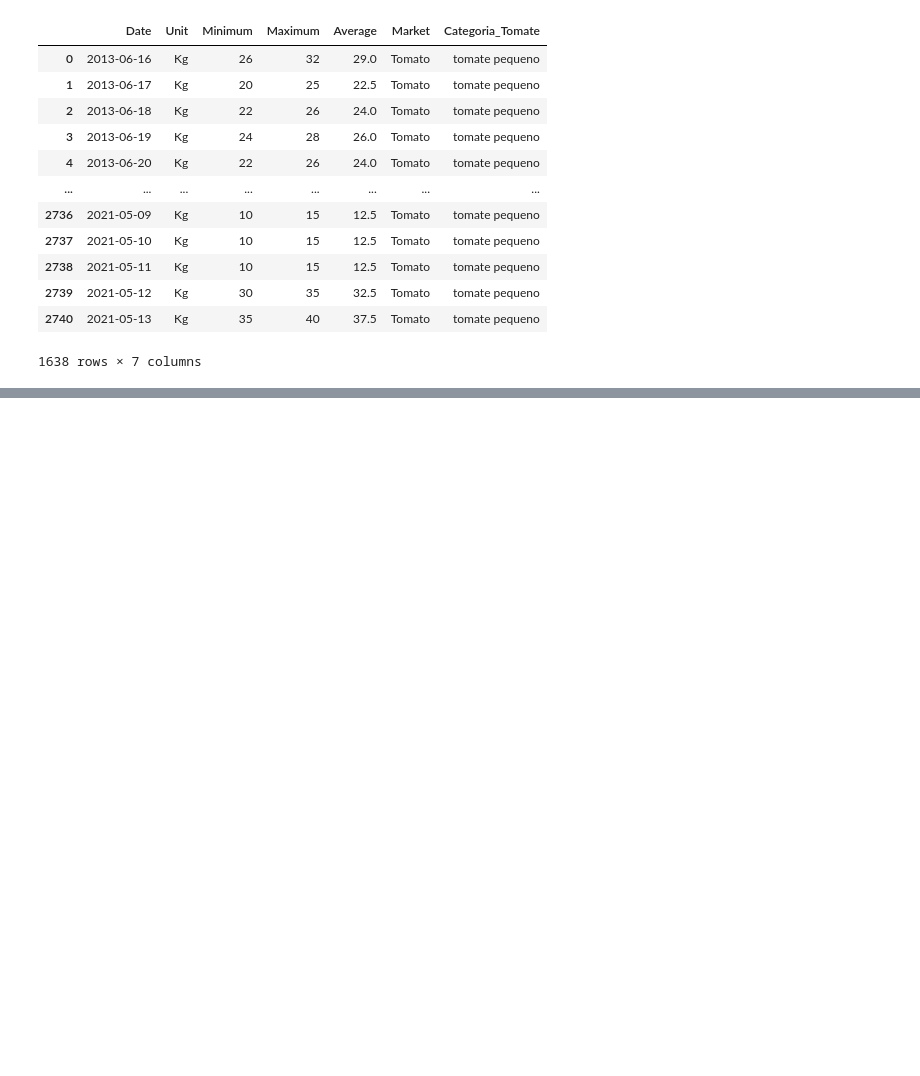
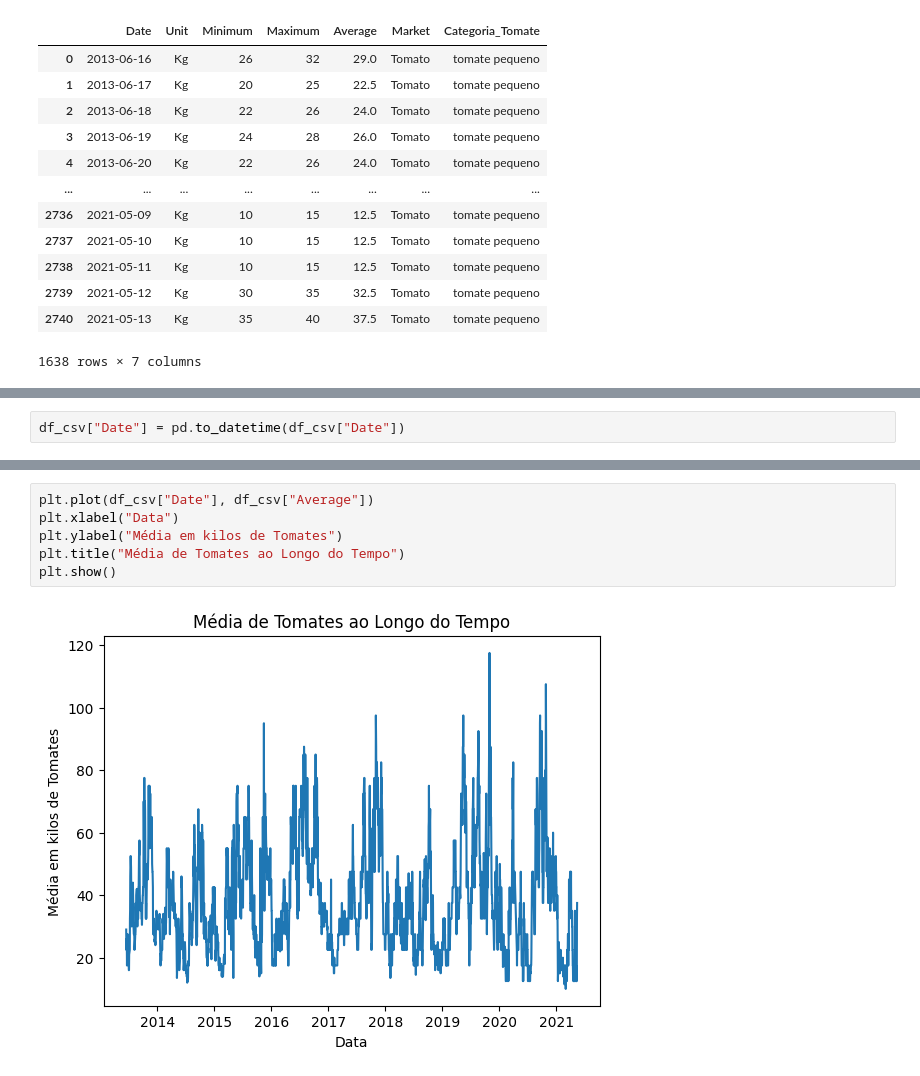
Before and after one commit to aloisiok1/Machine-Learning-com-Python, a Jupyter notebook: Machine_Learning_com_python.ipynb, the cells around one changed output, grey strips where cells are left out. Saved outputs shown, nothing was run; the diff lists cells and outputs as text; blank space fills up the shorter version.

```diff
--- a/Machine_Learning_com_python.ipynb
+++ b/Machine_Learning_com_python.ipynb
@@ -439,0 +559,2 @@ df_csv.loc[filtro]
+# %%
+df_csv["Date"] = pd.to_datetime(df_csv["Date"])
@@ -439,0 +578,8 @@ df_csv.loc[filtro]
+# %%
+plt.plot(df_csv["Date"], df_csv["Average"])
+plt.xlabel("Data")
+plt.ylabel("Média em kilos de Tomates")
+plt.title("Média de Tomates ao Longo do Tempo")
+plt.show()
+# %% [output]
+[figure, added]
```
Also changed, not shown: parts of 23 cells of this notebook, 1 other file.
